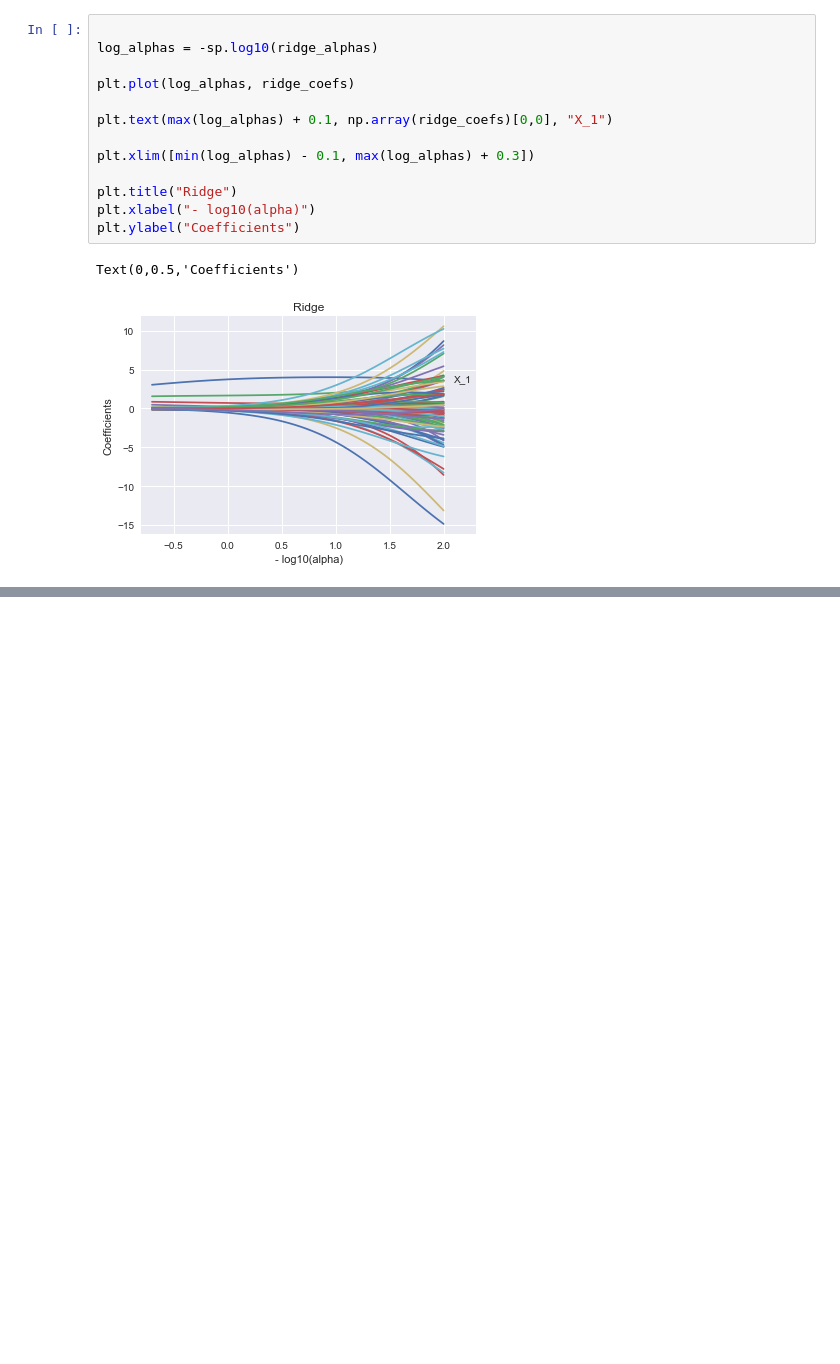
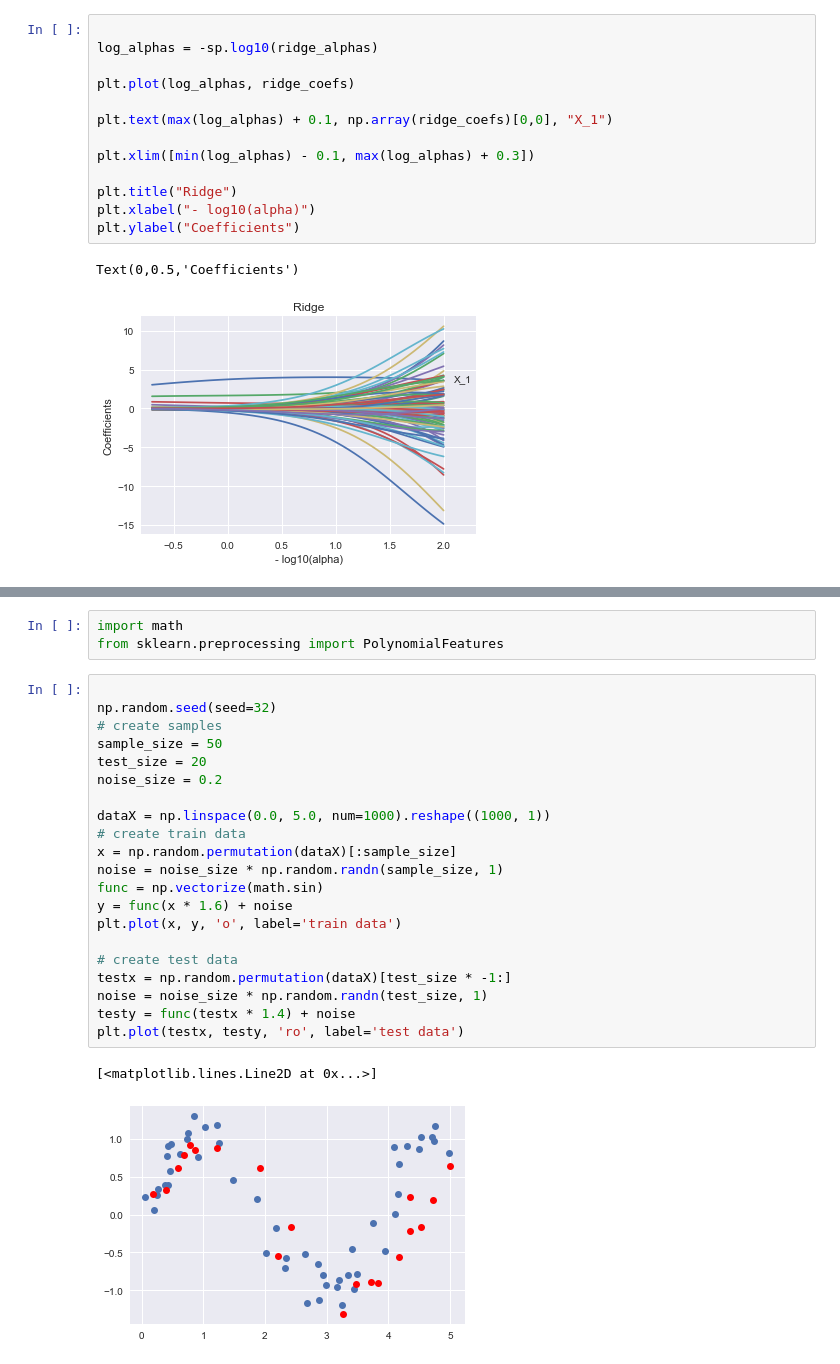
Before and after one commit to leica19/jupyter, a Jupyter notebook: ml.ipynb, the cells around one changed output, grey strips where cells are left out. Drawn from its saved outputs; the diff is of its cells as text; blank space fills up the shorter version.

```diff
--- a/ml.ipynb
+++ b/ml.ipynb
@@ -160,0 +222,27 @@ Text(0,0.5,'Coefficients')
+# %%
+import math
+from sklearn.preprocessing import PolynomialFeatures
+# %%
+
+np.random.seed(seed=32)
+# create samples
+sample_size = 50
+test_size = 20
+noise_size = 0.2
+
+dataX = np.linspace(0.0, 5.0, num=1000).reshape((1000, 1))
+# create train data
+x = np.random.permutation(dataX)[:sample_size]
+noise = noise_size * np.random.randn(sample_size, 1)
+func = np.vectorize(math.sin)
+y = func(x * 1.6) + noise
+plt.plot(x, y, 'o', label='train data')
+
+# create test data
+testx = np.random.permutation(dataX)[test_size * -1:]
+noise = noise_size * np.random.randn(test_size, 1)
+testy = func(testx * 1.4) + noise
+plt.plot(testx, testy, 'ro', label='test data')
+# %% [output]
+[<matplotlib.lines.Line2D at 0x...>]
+[figure, added]
```
Also changed, not shown: parts of 9 cells of this notebook.
